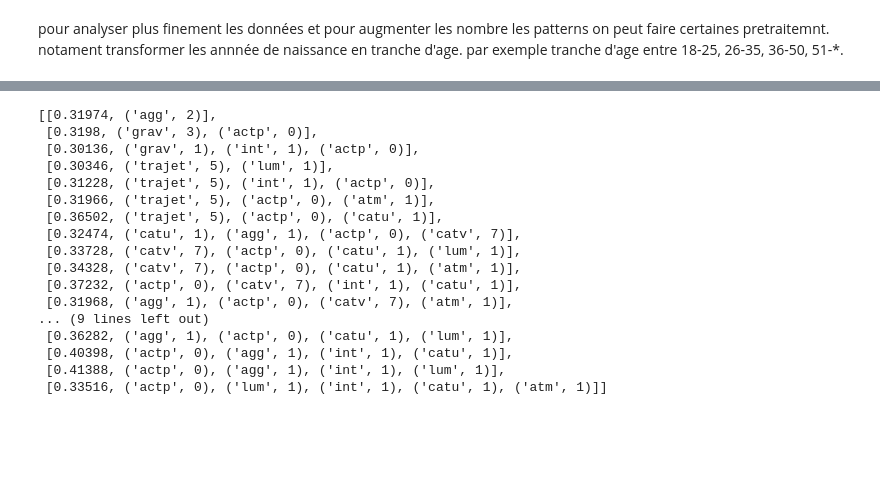
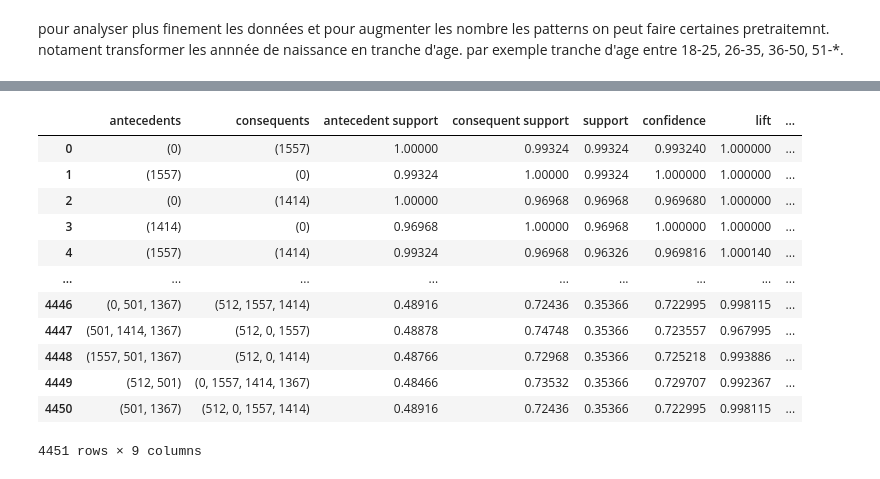
Before and after one commit to WilliamBamba/projet_dm, a Jupyter notebook: frequent_patterns/frequent_item.ipynb, the cells around one changed output, grey strips where cells are left out. Saved outputs shown, nothing was run; the diff lists cells and outputs as text; code cells hidden in the pictures; blank space fills up the shorter version.

```diff
--- a/frequent_patterns/frequent_item.ipynb
+++ b/frequent_patterns/frequent_item.ipynb
@@ -211,3 +211,25 @@ closed_itemset.shape
+# %%
+frequent_itemsets = fpgrowth(df, min_support=0.3, use_colnames=True)
+### alternatively:
+#frequent_itemsets = apriori(df, min_support=0.6, use_colnames=True)
+#frequent_itemsets = fpmax(df, min_support=0.6, use_colnames=True)
+
+association_rules(frequent_itemsets, metric="confidence", min_threshold=0.7)
+#frequent_itemsets
+# %% [output]
+|  | antecedents | consequents | antecedent support | consequent support | support | confidence | lift | ... |
+| 0 | (0) | (1557) | 1.00000 | 0.99324 | 0.99324 | 0.993240 | 1.000000 | ... |
+| 1 | (1557) | (0) | 0.99324 | 1.00000 | 0.99324 | 1.000000 | 1.000000 | ... |
+| 2 | (0) | (1414) | 1.00000 | 0.96968 | 0.96968 | 0.969680 | 1.000000 | ... |
+| 3 | (1414) | (0) | 0.96968 | 1.00000 | 0.96968 | 1.000000 | 1.000000 | ... |
+| 4 | (1557) | (1414) | 0.99324 | 0.96968 | 0.96326 | 0.969816 | 1.000140 | ... |
+| ... | ... | ... | ... | ... | ... | ... | ... | ... |
+| 4446 | (0, 501, 1367) | (512, 1557, 1414) | 0.48916 | 0.72436 | 0.35366 | 0.722995 | 0.998115 | ... |
+| 4447 | (501, 1414, 1367) | (512, 0, 1557) | 0.48878 | 0.74748 | 0.35366 | 0.723557 | 0.967995 | ... |
+| 4448 | (1557, 501, 1367) | (512, 0, 1414) | 0.48766 | 0.72968 | 0.35366 | 0.725218 | 0.993886 | ... |
+| 4449 | (512, 501) | (0, 1557, 1414, 1367) | 0.48466 | 0.73532 | 0.35366 | 0.729707 | 0.992367 | ... |
+| 4450 | (501, 1367) | (512, 0, 1557, 1414) | 0.48916 | 0.72436 | 0.35366 | 0.722995 | 0.998115 | ... |
+4451 rows × 9 columns
 # %%
 id_inv_map = {v: k for k, v in unique_ids.items()}
 # %%
@@ -221,30 +243,19 @@ closed_itemset.to_csv('closed_itemset.csv', index=False)
 with open('id_inv_map.json', 'w') as f:
     json.dump(id_inv_map, f)
 # %%
+f = open('frequent_info.json', 'r')
+desc = json.load(f)
+
 res = []
-for i, itemset in closed_itemset.iterrows():
+for i, itemset in frequent_itemsets.iterrows():
     l = [itemset['support']]
+
+    it = []
     for i in itemset['itemsets']:
-        l.append(decompose_key(id_inv_map[i]))
+        col_name , val = decompose_key(id_inv_map[i])
+        d = '___'
+        if col_name in desc:
+            d = desc[col_name]['description']
+        it.append((col_name, val, d[:15]))
 
-    res.append(l)
-
-res
+    res.append((it, l))
-# %% [output]
-[[0.31974, ('agg', 2)],
- [0.3198, ('grav', 3), ('actp', 0)],
- [0.30136, ('grav', 1), ('int', 1), ('actp', 0)],
- [0.30346, ('trajet', 5), ('lum', 1)],
- [0.31228, ('trajet', 5), ('int', 1), ('actp', 0)],
- [0.31966, ('trajet', 5), ('actp', 0), ('atm', 1)],
- [0.36502, ('trajet', 5), ('actp', 0), ('catu', 1)],
- [0.32474, ('catu', 1), ('agg', 1), ('actp', 0), ('catv', 7)],
- [0.33728, ('catv', 7), ('actp', 0), ('catu', 1), ('lum', 1)],
- [0.34328, ('catv', 7), ('actp', 0), ('catu', 1), ('atm', 1)],
- [0.37232, ('actp', 0), ('catv', 7), ('int', 1), ('catu', 1)],
- [0.31968, ('agg', 1), ('actp', 0), ('catv', 7), ('atm', 1)],
-... (9 lines left out)
- [0.36282, ('agg', 1), ('actp', 0), ('catu', 1), ('lum', 1)],
- [0.40398, ('actp', 0), ('agg', 1), ('int', 1), ('catu', 1)],
- [0.41388, ('actp', 0), ('agg', 1), ('int', 1), ('lum', 1)],
- [0.33516, ('actp', 0), ('lum', 1), ('int', 1), ('catu', 1), ('atm', 1)]]
```
Also changed, not shown: parts of 17 cells of this notebook, 3 other files.
